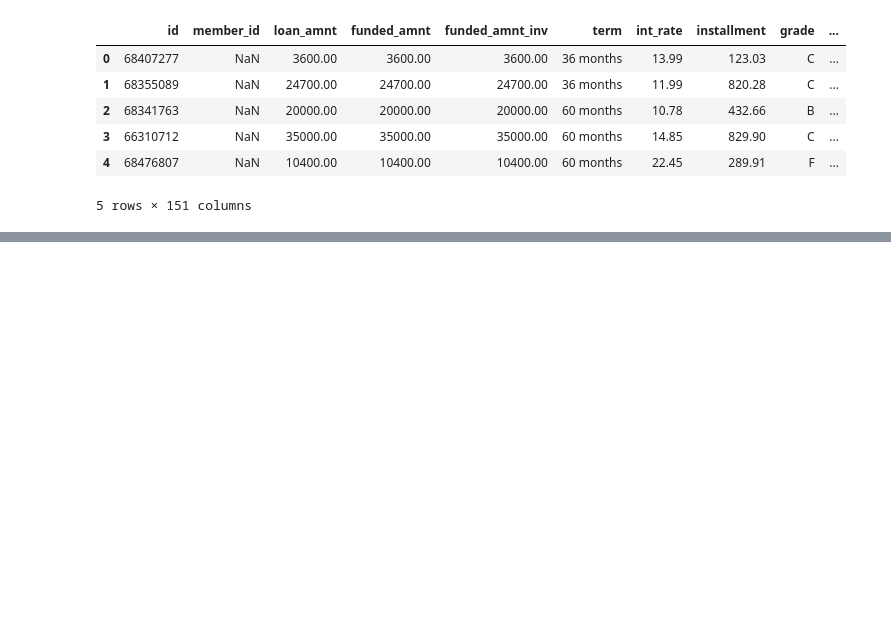
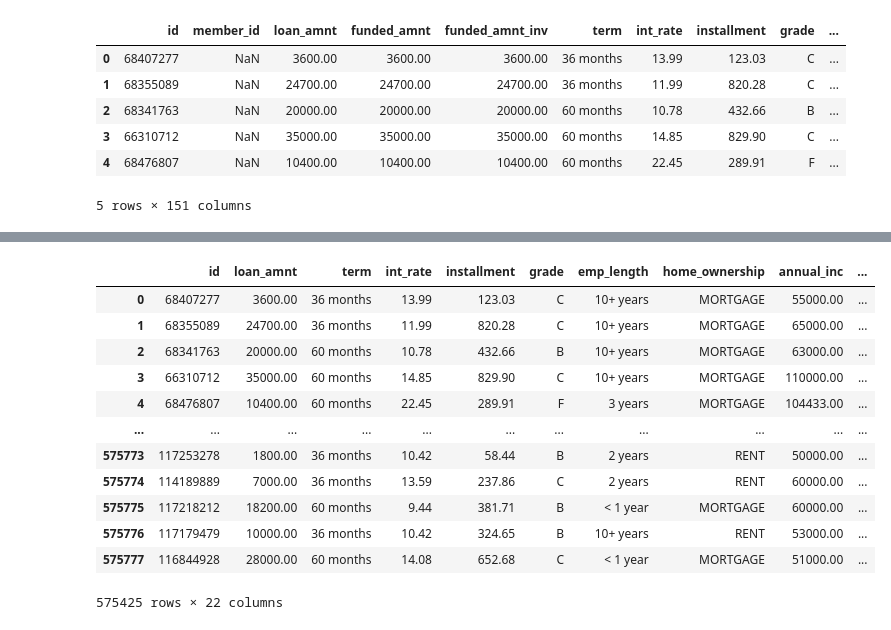
Before and after one commit to minhN2000/Risk_Management, a Jupyter notebook: credit risk/notebooks/general_PD_training.ipynb, the cells around one changed output, grey strips where cells are left out. Cells and saved outputs as stored; diff of their text form; code cells hidden in the pictures; blank space fills up the shorter version.

Commit message:
data: train and test sets split

```diff
--- a/credit risk/notebooks/general_PD_training.ipynb
+++ b/credit risk/notebooks/general_PD_training.ipynb
@@ -163,7 +159,7 @@ With a limit resource, I decide to pick fewer features that I think is important
 # %%
 FINAL_SELECTED_FEATURES = [
     "id", "loan_amnt", "term", "int_rate", "installment", "grade", "emp_length",
-    "home_ownership", "annual_inc", "verification_status", "issue_d", "loan_status", "purpose", "addr_state",
+    "home_ownership", "annual_inc", "verification_status", "loan_status", "purpose", "addr_state",
     "dti", "open_acc", "pub_rec", "total_acc", "initial_list_status", "delinq_2yrs",
     "inq_last_6mths",
 ]
@@ -200,0 +207,9 @@ df['issue_d'].isnull().sum()
+# %%
+df = df.dropna(subset=['loan_status'])
+
+NON_DEFAULT_CATEGORIES = [
+    "Fully Paid",
+]
+TARGET_VARIABLE = "default"
+
+df[TARGET_VARIABLE] = df["loan_status"].isin(NON_DEFAULT_CATEGORIES).astype(float)
@@ -200,0 +220,2 @@ df['issue_d'].isnull().sum()
+# %%
+df['emp_length'] = df['emp_length'].fillna(0)
@@ -200,0 +224,6 @@ df['issue_d'].isnull().sum()
+# %%
+# save it into log file
+df[df['dti'].isnull()==True].to_csv('../log/missing_dti.csv', index=False)
+
+# drop null
+df = df.dropna(subset=['dti'])
@@ -200,0 +237,17 @@ df['issue_d'].isnull().sum()
+# %%
+# split data
+df
+# %% [output]
+|  | id | loan_amnt | term | int_rate | installment | grade | emp_length | home_ownership | annual_inc | ... |
+| 0 | 68407277 | 3600.00 | 36 months | 13.99 | 123.03 | C | 10+ years | MORTGAGE | 55000.00 | ... |
+| 1 | 68355089 | 24700.00 | 36 months | 11.99 | 820.28 | C | 10+ years | MORTGAGE | 65000.00 | ... |
+| 2 | 68341763 | 20000.00 | 60 months | 10.78 | 432.66 | B | 10+ years | MORTGAGE | 63000.00 | ... |
+| 3 | 66310712 | 35000.00 | 60 months | 14.85 | 829.90 | C | 10+ years | MORTGAGE | 110000.00 | ... |
+| 4 | 68476807 | 10400.00 | 60 months | 22.45 | 289.91 | F | 3 years | MORTGAGE | 104433.00 | ... |
+| ... | ... | ... | ... | ... | ... | ... | ... | ... | ... | ... |
+| 575773 | 117253278 | 1800.00 | 36 months | 10.42 | 58.44 | B | 2 years | RENT | 50000.00 | ... |
+| 575774 | 114189889 | 7000.00 | 36 months | 13.59 | 237.86 | C | 2 years | RENT | 60000.00 | ... |
+| 575775 | 117218212 | 18200.00 | 60 months | 9.44 | 381.71 | B | < 1 year | MORTGAGE | 60000.00 | ... |
+| 575776 | 117179479 | 10000.00 | 36 months | 10.42 | 324.65 | B | 10+ years | RENT | 53000.00 | ... |
+| 575777 | 116844928 | 28000.00 | 60 months | 14.08 | 652.68 | C | < 1 year | MORTGAGE | 51000.00 | ... |
+575425 rows × 22 columns
```
Also changed, not shown: parts of 14 cells of this notebook, 3 other files.
